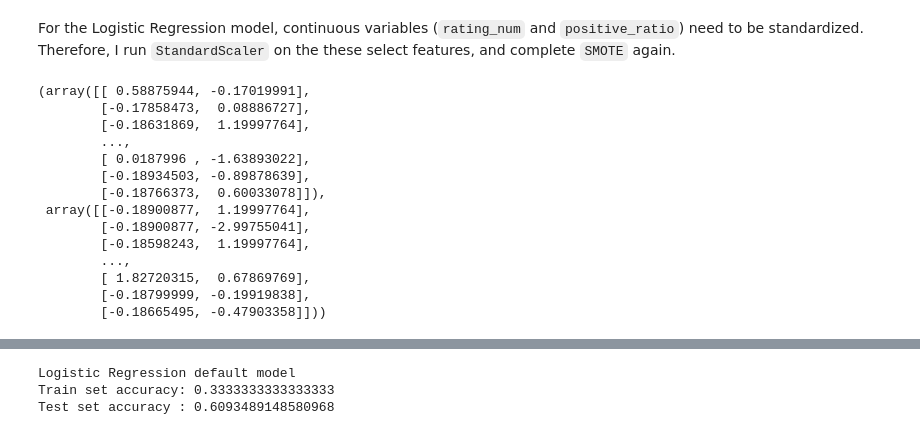
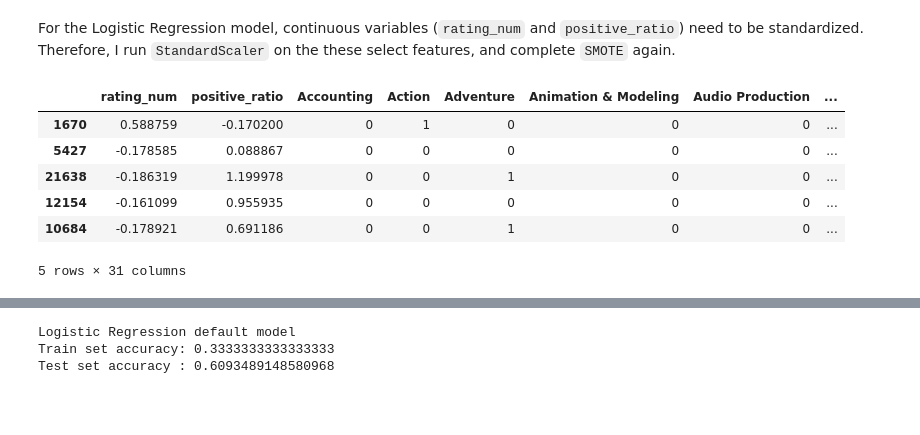
Before and after one commit to SangyunT/steam_game_sales, a Jupyter notebook: index.ipynb, the cells around one changed output, grey strips where cells are left out. Cells and saved outputs as stored; diff of their text form; code cells hidden in the pictures; blank space fills up the shorter version.

```diff
--- a/index.ipynb
+++ b/index.ipynb
@@ -770,26 +842,24 @@ For the Logistic Regression model, continuous variables (`rating_num` and `posit
 # %%
 # Pre-processing - standard scaler
 from sklearn.preprocessing import StandardScaler
 
 cont_columns = ['rating_num', 'positive_ratio']
 
 ss = StandardScaler()
 
 cont_features_train = ss.fit_transform(X_train[cont_columns])
 cont_features_test = ss.transform(X_test[cont_columns])
-cont_features_train, cont_features_test
+
+# Replacing on train and test sets
+X_train[cont_columns] = cont_features_train
+X_test[cont_columns] = cont_features_test
+
+X_train.head()
 # %% [output]
+|  | rating_num | positive_ratio | Accounting | Action | Adventure | Animation & Modeling | Audio Production | ... |
+| 1670 | 0.588759 | -0.170200 | 0 | 1 | 0 | 0 | 0 | ... |
+| 5427 | -0.178585 | 0.088867 | 0 | 0 | 0 | 0 | 0 | ... |
+| 21638 | -0.186319 | 1.199978 | 0 | 0 | 1 | 0 | 0 | ... |
+| 12154 | -0.161099 | 0.955935 | 0 | 0 | 0 | 0 | 0 | ... |
+| 10684 | -0.178921 | 0.691186 | 0 | 0 | 1 | 0 | 0 | ... |
-(array([[ 0.58875944, -0.17019991],
-        [-0.17858473,  0.08886727],
-        [-0.18631869,  1.19997764],
-        ...,
-        [ 0.0187996 , -1.63893022],
-        [-0.18934503, -0.89878639],
-        [-0.18766373,  0.60033078]]),
- array([[-0.18900877,  1.19997764],
-        [-0.18900877, -2.99755041],
-        [-0.18598243,  1.19997764],
-        ...,
-        [ 1.82720315,  0.67869769],
-        [-0.18799999, -0.19919838],
-        [-0.18665495, -0.47903358]]))
+5 rows × 31 columns
```
Also changed, not shown: parts of 52 cells of this notebook.
